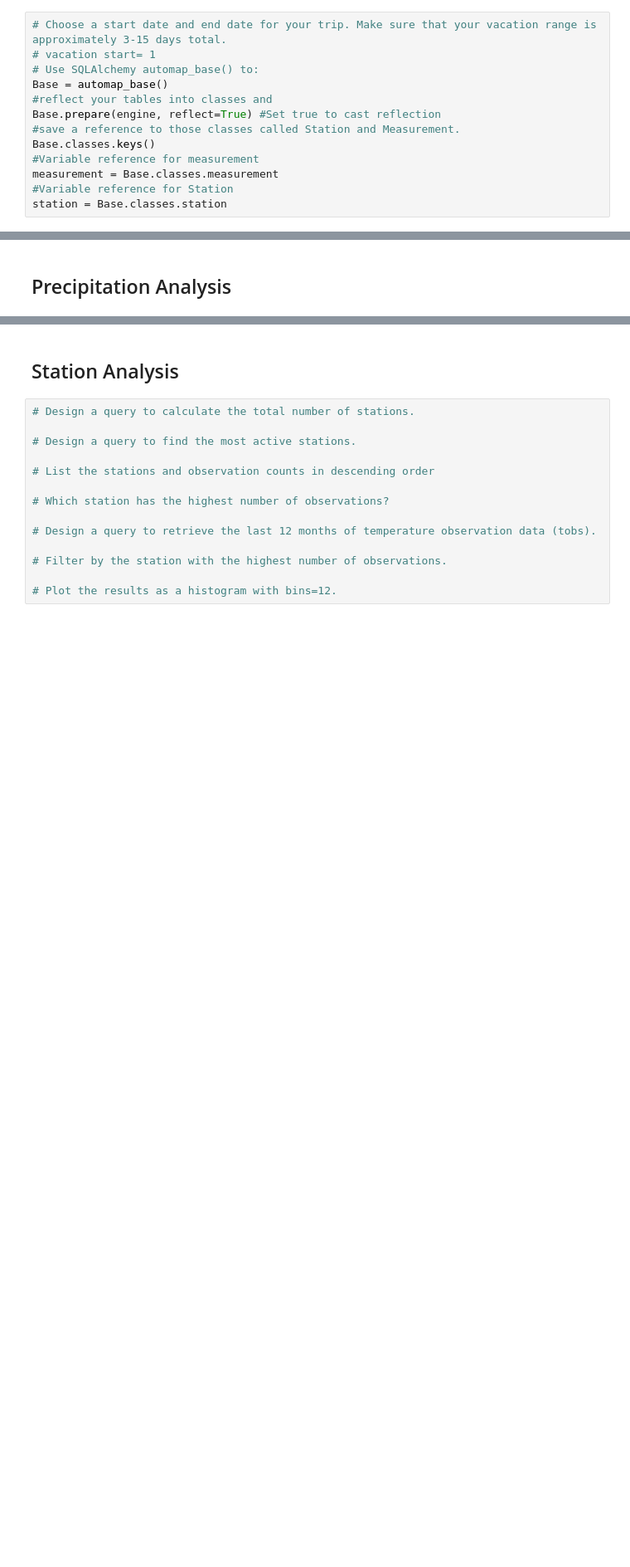
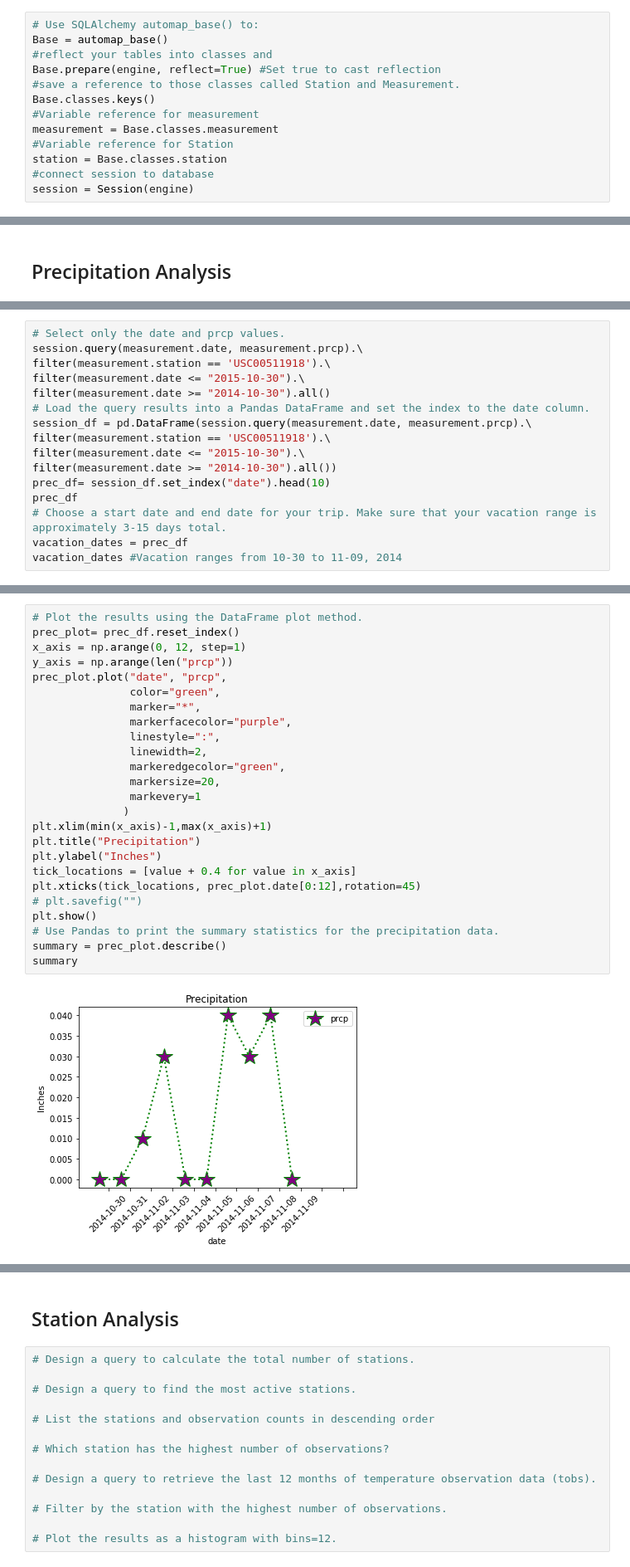
Before and after one commit to FutureGM/SqlAlchemy, a Jupyter notebook: Climate_Analysis.ipynb, the cells around one changed output, grey strips where cells are left out. Shown at 83% size. Cells and saved outputs as stored; diff of their text form; blank space fills up the shorter version.

Commit message:
updates to Climate_Analsis, change with Database file as first one wasn't printing data

```diff
--- a/Climate_Analysis.ipynb
+++ b/Climate_Analysis.ipynb
@@ -27,6 +30,4 @@ connect = engine.con
 # %%
-# Choose a start date and end date for your trip. Make sure that your vacation range is approximately 3-15 days total.
-# vacation start= 1
 # Use SQLAlchemy automap_base() to:
 Base = automap_base()
 #reflect your tables into classes and
@@ -37,6 +38,8 @@ Base.classes.keys()
 measurement = Base.classes.measurement
 #Variable reference for Station
 station = Base.classes.station
+#connect session to database
+session = Session(engine)
 # %% [markdown]
 ## Inspector
 # %%
@@ -74,0 +105,16 @@ engine.execute("SELECT * FROM measurement").fetchall()
+# %%
+# Select only the date and prcp values.
+session.query(measurement.date, measurement.prcp).\
+filter(measurement.station == 'USC00511918').\
+filter(measurement.date <= "2015-10-30").\
+filter(measurement.date >= "2014-10-30").all()
+# Load the query results into a Pandas DataFrame and set the index to the date column.
+session_df = pd.DataFrame(session.query(measurement.date, measurement.prcp).\
+filter(measurement.station == 'USC00511918').\
+filter(measurement.date <= "2015-10-30").\
+filter(measurement.date >= "2014-10-30").all())
+prec_df= session_df.set_index("date").head(10)
+prec_df
+# Choose a start date and end date for your trip. Make sure that your vacation range is approximately 3-15 days total.
+vacation_dates = prec_df
+vacation_dates #Vacation ranges from 10-30 to 11-09, 2014
@@ -74,0 +134,27 @@ engine.execute("SELECT * FROM measurement").fetchall()
+# %%
+# Plot the results using the DataFrame plot method.
+prec_plot= prec_df.reset_index()
+x_axis = np.arange(0, 12, step=1)
+y_axis = np.arange(len("prcp"))
+prec_plot.plot("date", "prcp",
+               color="green",
+               marker="*",
+               markerfacecolor="purple",
+               linestyle=":",
+               linewidth=2,
+               markeredgecolor="green",
+               markersize=20,
+               markevery=1
+              )
+plt.xlim(min(x_axis)-1,max(x_axis)+1)
+plt.title("Precipitation")
+plt.ylabel("Inches")
+tick_locations = [value + 0.4 for value in x_axis]
+plt.xticks(tick_locations, prec_plot.date[0:12],rotation=45)
+# plt.savefig("")
+plt.show()
+# Use Pandas to print the summary statistics for the precipitation data.
+summary = prec_plot.describe()
+summary
+# %% [output]
+[figure, added]
```
Also changed, not shown: parts of 8 cells of this notebook, 2 other files.
